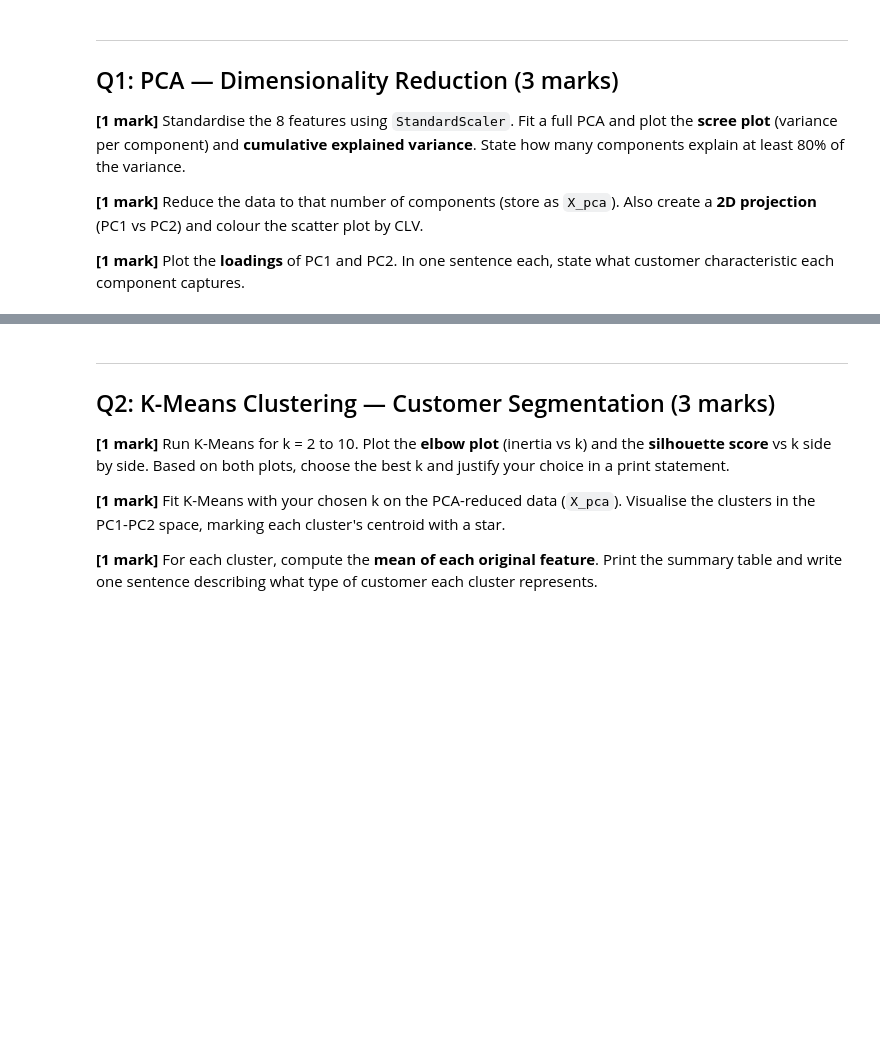
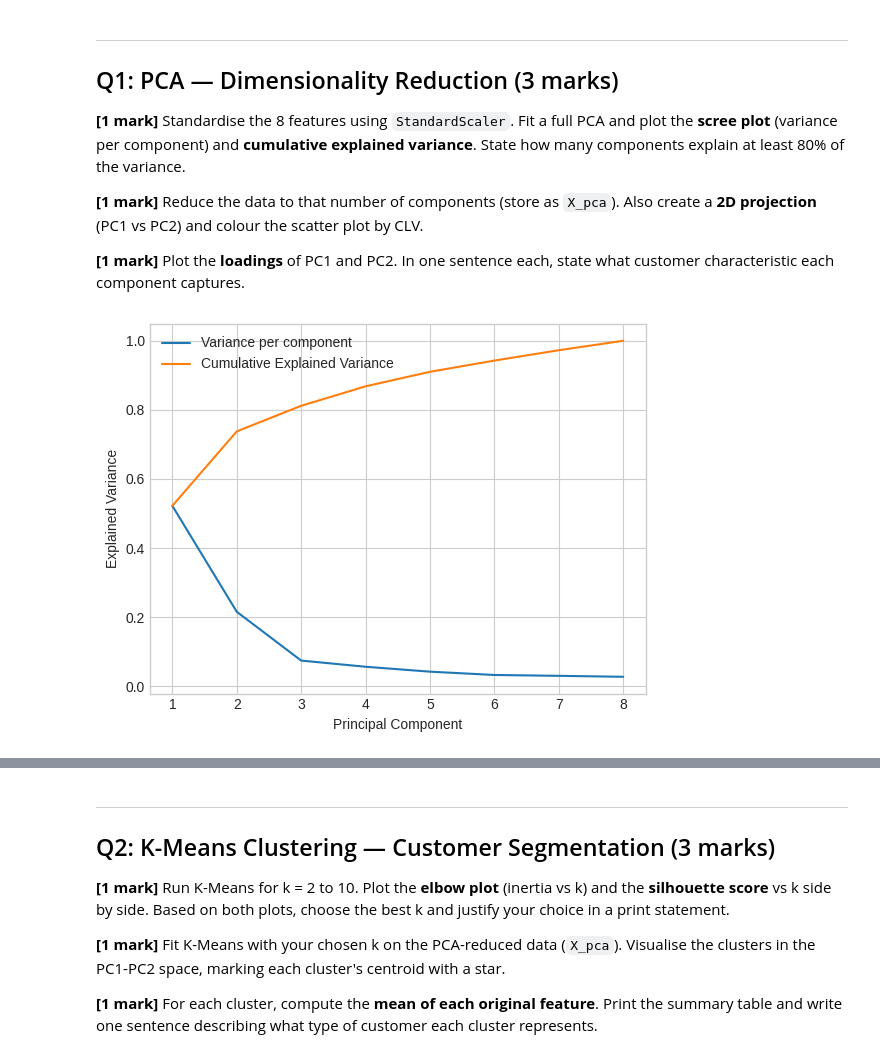
Before and after one commit to sohang3112/iit-madras-web-mtech-ai, a Jupyter notebook: trimester2/DA5401W_DataAnalyticsLab/assignments/Assignment1/Assignment 1 - Customer Lifetime Value Prediction.ipynb, the cells around one changed output, grey strips where cells are left out. Cells and saved outputs as stored; diff of their text form; code cells hidden in the pictures; blank space fills up the shorter version.

```diff
--- a/trimester2/DA5401W_DataAnalyticsLab/assignments/Assignment1/Assignment 1 - Customer Lifetime Value Prediction.ipynb
+++ b/trimester2/DA5401W_DataAnalyticsLab/assignments/Assignment1/Assignment 1 - Customer Lifetime Value Prediction.ipynb
@@ -80,0 +89,16 @@ df[features + ['clv_gbp']].describe().round(2)
+# %%
+# Q1 Part 1: Standardise features, fit PCA, plot scree + cumulative variance
+# Store: X_scaled, n_components
+X_scaled = StandardScaler().fit_transform(X_raw)
+full_pca = PCA().fit(X_scaled)
+variances = full_pca.explained_variance_ / full_pca.explained_variance_.sum()
+cum_variance = variances.cumsum()
+components = np.arange(1, 1 + full_pca.n_components_)
+plt.plot(components, variances, label='Variance per component')
+plt.plot(components, cum_variance, label='Cumulative Explained Variance')
+plt.xlabel('Principal Component')
+plt.ylabel('Explained Variance')
+plt.legend()
+plt.show()
+# %% [output]
+[figure, added]
```
Also changed, not shown: parts of 22 cells of this notebook, 10 other files.
